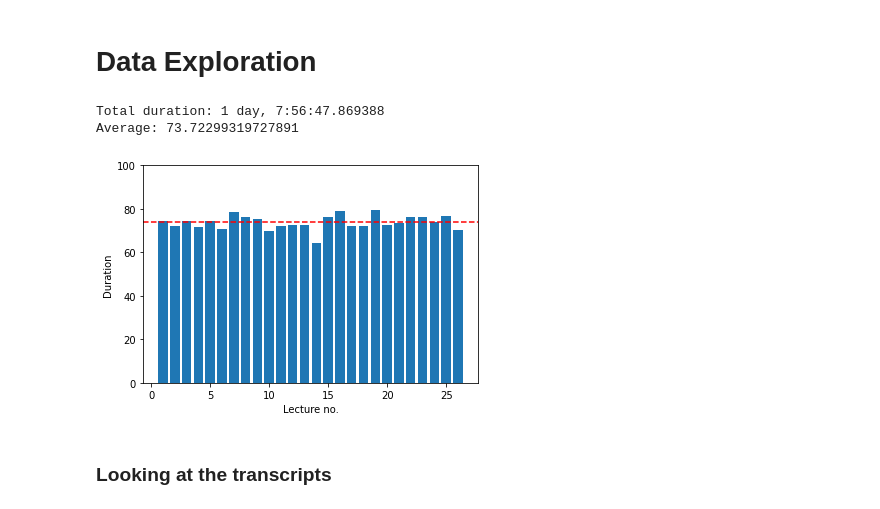
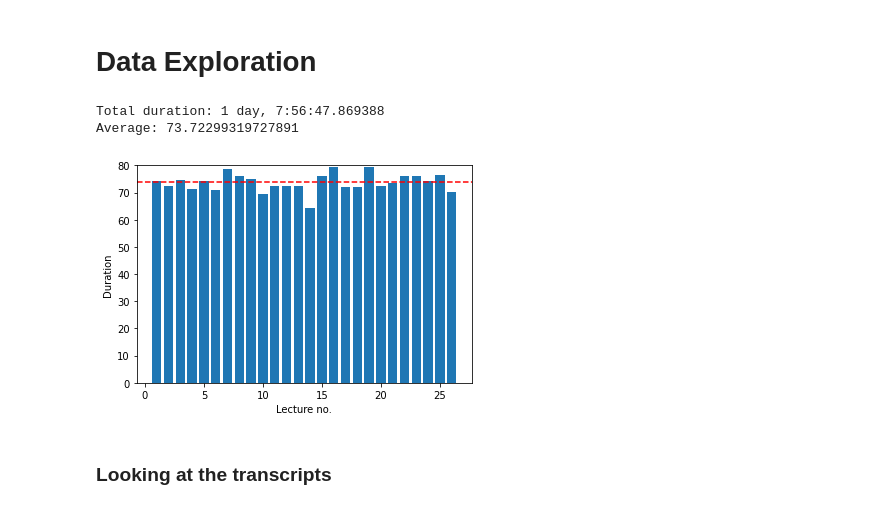
Before and after one commit to hvwesten/asr-transcribe-lecture, a Jupyter notebook: notebooks/00_data_exploration.ipynb, the cells around one changed output. Cells and saved outputs as stored; diff of their text form; code cells hidden in the pictures.

```diff
--- a/notebooks/00_data_exploration.ipynb
+++ b/notebooks/00_data_exploration.ipynb
@@ -42,22 +49,22 @@ durations = [74.27178231292517, 72.27646258503403,74.51646258503402,71.470585034
 # %%
 total_duration = datetime.timedelta(minutes=sum(durations))
 print(f"Total duration: {total_duration}")
 
 average = np.average(durations)
 print(f"Average: {average}")
 
 x = range(1, len(durations)+1, 1)
 plt.bar(x, durations)
 
 plt.xlabel('Lecture no.')
 plt.ylabel('Duration')
 plt.axhline(y=average, color='r', ls='--')
-plt.ylim(ymin=0,ymax=100)
+plt.ylim(ymin=0,ymax=80)
 plt.show()
 # %% [output]
 Total duration: 1 day, 7:56:47.869388
 Average: 73.72299319727891
-[figure, old version]
+[figure, new version]
 # %% [markdown]
 ### Looking at the transcripts
 # %%
```
Also changed, not shown: parts of 7 cells of this notebook.
